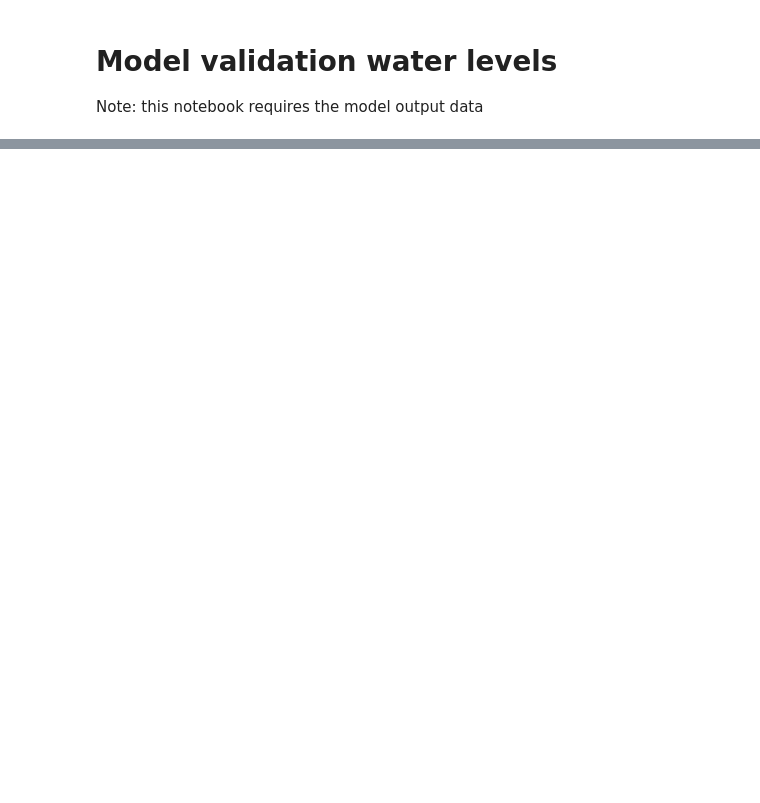
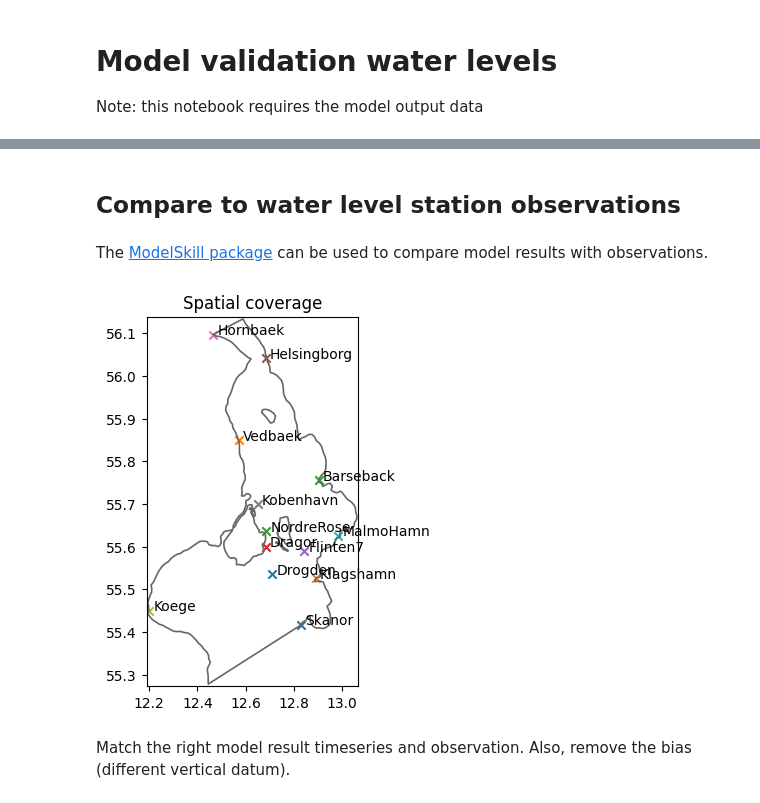
Before and after one commit to DHI/WaterBench-MIKE21HD-Oresund, a Jupyter notebook: code/model_validation_waterlevel.ipynb, the cells around one changed output, grey strips where cells are left out. Cells and saved outputs as stored; diff of their text form; code cells hidden in the pictures; blank space fills up the shorter version.

Commit message:
clean up waterlevel validation

```diff
--- a/code/model_validation_waterlevel.ipynb
+++ b/code/model_validation_waterlevel.ipynb
@@ -159,0 +10,2 @@ plt.show()
+# %%
+ms.options.metrics.list = ["rmse", "mae", "cc", "si", "r2"]
@@ -159,0 +39,4 @@ plt.show()
+# %% [markdown]
+## Compare to water level station observations
+# %% [markdown]
+The [ModelSkill package](https://dhi.github.io/modelskill/) can be used to compare model results with observations.
@@ -159,0 +45,7 @@ plt.show()
+# %%
+msh = mikeio.open("../input/mesh_EMOD.mesh")
+ms.plotting.spatial_overview(wllist, mod=msh);
+# %% [output]
+[figure, added]
+# %% [markdown]
+Match the right model result timeseries and observation. Also, remove the bias (different vertical datum).
```
Also changed, not shown: parts of 30 cells of this notebook.
